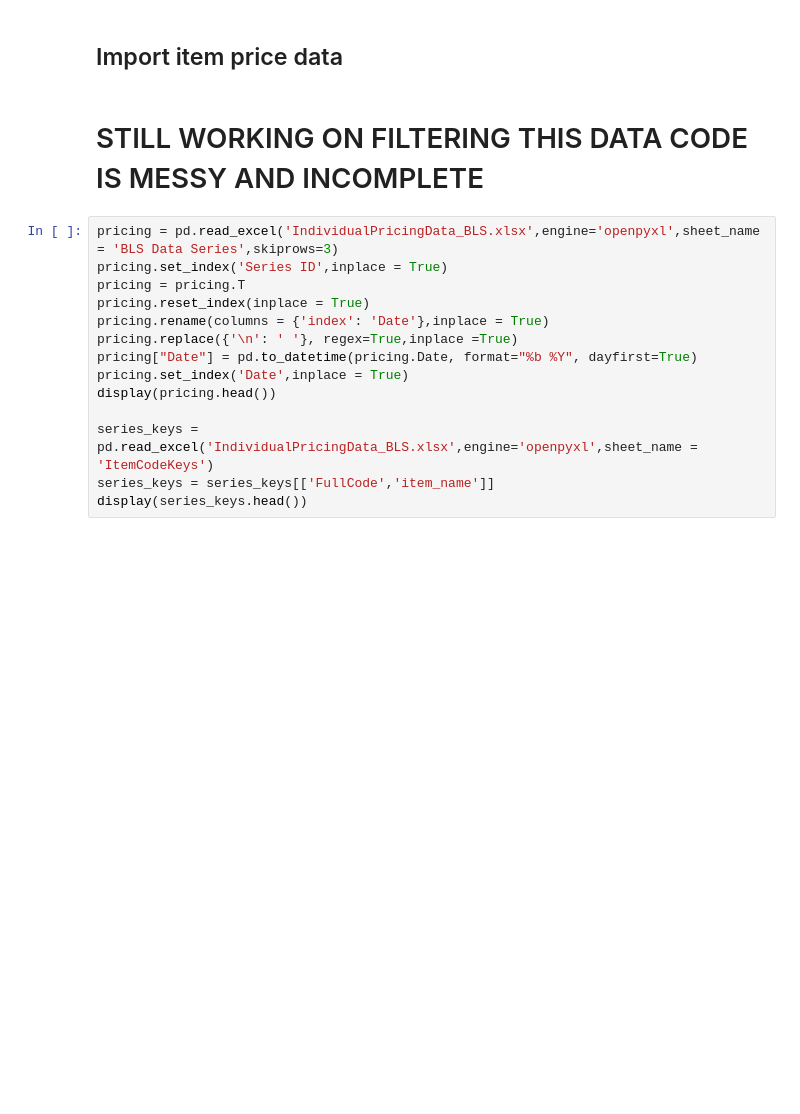
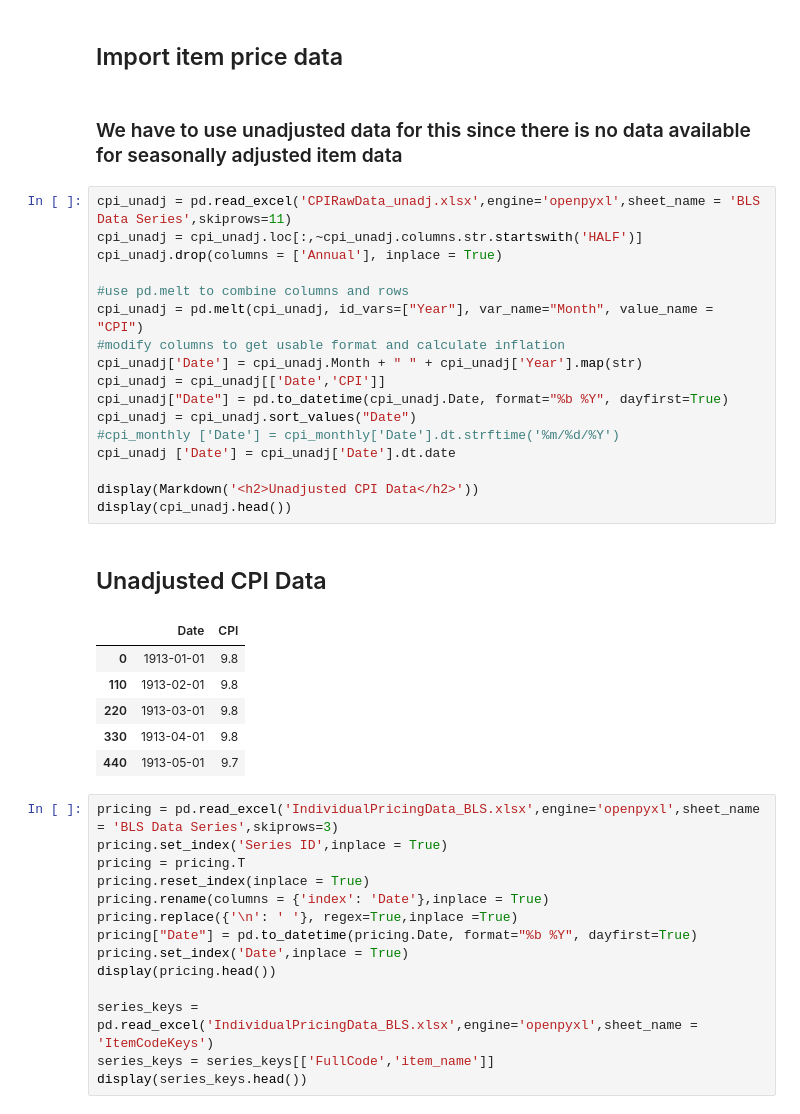
Before and after one commit to Bkeith3248/MGT6203Project, a Jupyter notebook: ProjectNotebook.ipynb, the cells around one changed output. Drawn from its saved outputs; the diff is of its cells as text; blank space fills up the shorter version.

```diff
--- a/ProjectNotebook.ipynb
+++ b/ProjectNotebook.ipynb
@@ -326,8 +340,33 @@ display(series_keys.head())
 | 4 | CUSR0000SA0L1 | All items less food |
 # %% [markdown]
 ## Import item price data
-# %% [markdown]
-<h1> STILL WORKING ON FILTERING THIS DATA CODE IS MESSY AND INCOMPLETE </h1>
+# %% [markdown]
+### We have to use unadjusted data for this since there is no data available for seasonally adjusted item data
+# %%
+cpi_unadj = pd.read_excel('CPIRawData_unadj.xlsx',engine='openpyxl',sheet_name = 'BLS Data Series',skiprows=11)
+cpi_unadj = cpi_unadj.loc[:,~cpi_unadj.columns.str.startswith('HALF')]
+cpi_unadj.drop(columns = ['Annual'], inplace = True)
+
+#use pd.melt to combine columns and rows
+cpi_unadj = pd.melt(cpi_unadj, id_vars=["Year"], var_name="Month", value_name = "CPI")
+#modify columns to get usable format and calculate inflation
+cpi_unadj['Date'] = cpi_unadj.Month + " " + cpi_unadj['Year'].map(str)
+cpi_unadj = cpi_unadj[['Date','CPI']]
+cpi_unadj["Date"] = pd.to_datetime(cpi_unadj.Date, format="%b %Y", dayfirst=True)
+cpi_unadj = cpi_unadj.sort_values("Date")
+#cpi_monthly ['Date'] = cpi_monthly['Date'].dt.strftime('%m/%d/%Y')
+cpi_unadj ['Date'] = cpi_unadj['Date'].dt.date
+
+display(Markdown('<h2>Unadjusted CPI Data</h2>'))
+display(cpi_unadj.head())
+# %% [output]
+<h2>Unadjusted CPI Data</h2>
+|  | Date | CPI |
+| 0 | 1913-01-01 | 9.8 |
+| 110 | 1913-02-01 | 9.8 |
+| 220 | 1913-03-01 | 9.8 |
+| 330 | 1913-04-01 | 9.8 |
+| 440 | 1913-05-01 | 9.7 |
 # %%
 pricing = pd.read_excel('IndividualPricingData_BLS.xlsx',engine='openpyxl',sheet_name = 'BLS Data Series',skiprows=3)
 pricing.set_index('Series ID',inplace = True)
```
Also changed, not shown: parts of 1 cell of this notebook, 4 other files.
